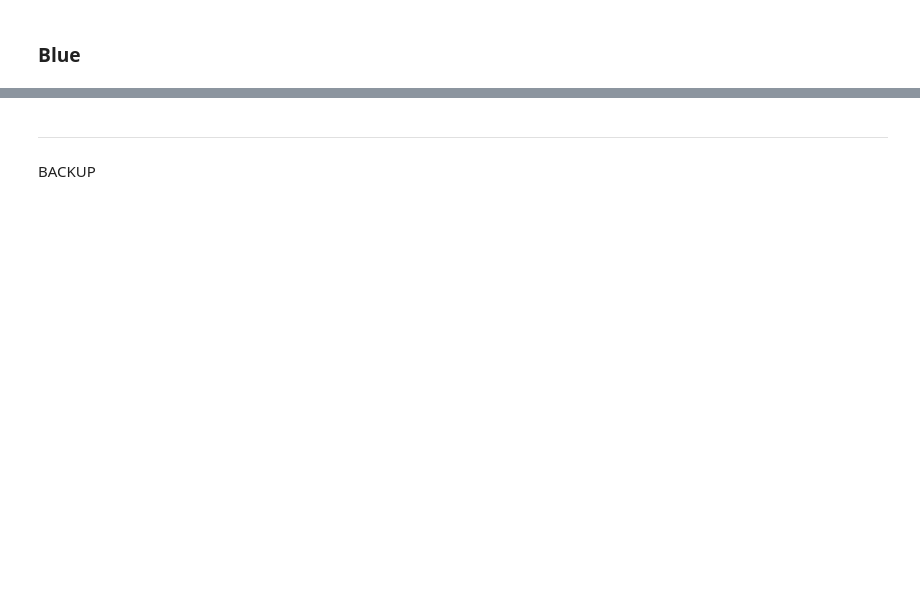
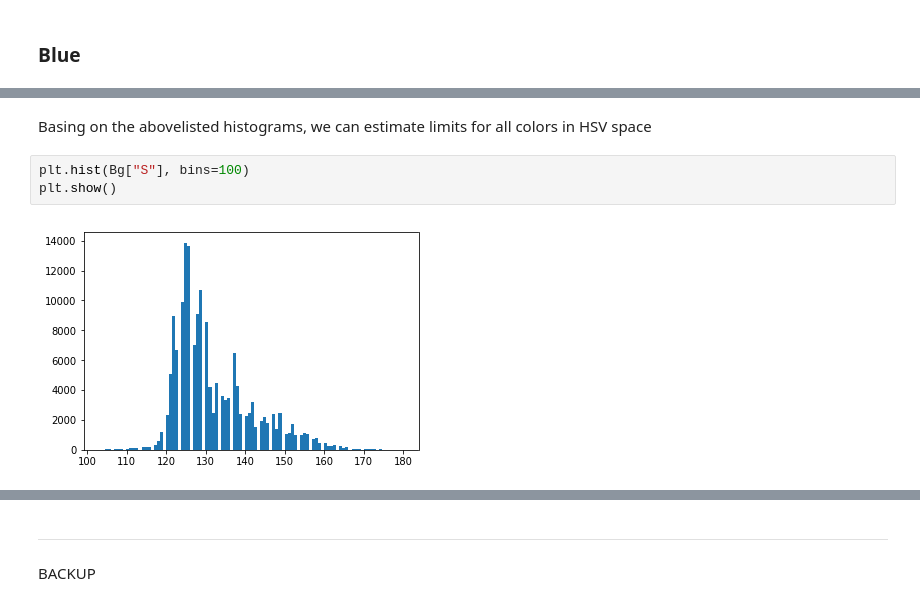
Before and after one commit to aksholokhov/mipt-compvis-2018, a Jupyter notebook: experiments.ipynb, the cells around one changed output, grey strips where cells are left out. Cells and saved outputs as stored; diff of their text form; blank space fills up the shorter version.

```diff
--- a/experiments.ipynb
+++ b/experiments.ipynb
@@ -97,0 +125,7 @@ plt.show()
+# %% [markdown]
+Basing on the abovelisted histograms, we can estimate limits for all colors in HSV space
+# %%
+plt.hist(Bg["S"], bins=100)
+plt.show()
+# %% [output]
+[figure, added]
```
Also changed, not shown: parts of 93 cells of this notebook.
